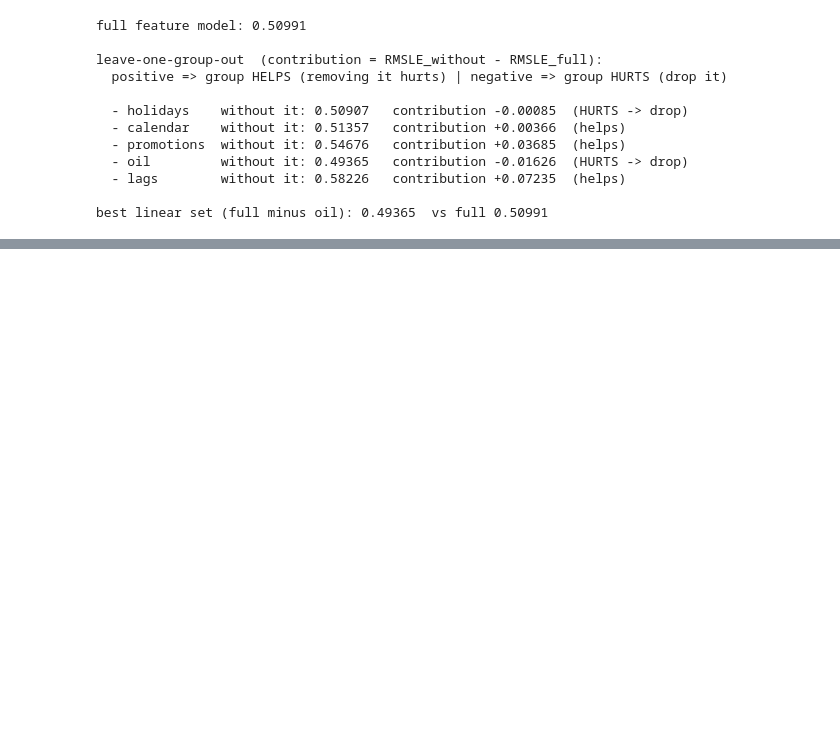
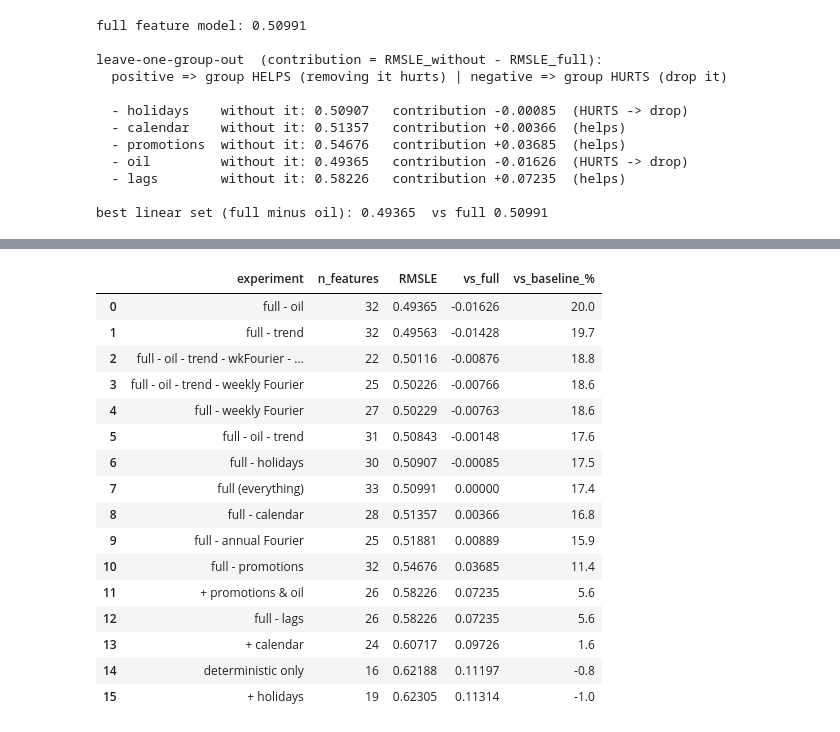
Before and after one commit to AIVIETNAM-AIO-DUC/AIO26-Module1-Team_Level_Up-Store-Sales-Forecasting, a Jupyter notebook: notebooks/04_features.ipynb, the cells around one changed output, grey strips where cells are left out. Cells and saved outputs as stored; diff of their text form; code cells hidden in the pictures; blank space fills up the shorter version.

```diff
--- a/notebooks/04_features.ipynb
+++ b/notebooks/04_features.ipynb
@@ -187,15 +188,26 @@ Section 5 *added* groups cumulatively; here we *remove* one group at a time from
 
 Read the **contribution** = `RMSLE_without − RMSLE_full`: **positive** means the group *helps* (removing it makes the score worse); **negative** means the group actually *hurts* and is better dropped. We split `onpromotion` and `oil` out of the combined "promo & oil" stage so each is judged on its own.
 # %%
+_score_cache = {}
+
 def score_cols(cols):
-    """Fit LinearFeatureModel on any column list and return its holdout RMSLE (leak-guarded)."""
+    """Fit LinearFeatureModel on any column list and return its validation RMSLE (leak-guarded).
+
+    Memoized on the (order-independent) column set so the consolidation in Section 9 reuses
+    fits already done here instead of re-training identical models.
+    """
+    cache_key = frozenset(cols)
+    if cache_key in _score_cache:
+        return _score_cache[cache_key]
     validation.assert_no_leak(
-        train_m[KEY + ["date"] + cols], holdout_start,
+        train_m[KEY + ["date"] + cols], val_start,
         strict=True, base_lag=validation.HORIZON_DAYS,
     )
-    preds = models.LinearFeatureModel(cols).fit(train_m).predict(hold_m)
+    preds = models.LinearFeatureModel(cols).fit(train_m).predict(val_m)
     scored = truth.merge(preds, on=KEY + ["date"])
-    return validation.rmsle(scored["sales"], scored["sales_pred"])
+    score = validation.rmsle(scored["sales"], scored["sales_pred"])
+    _score_cache[cache_key] = score
+    return score
 
 FULL = DET_COLS + HOL_COLS + CAL_COLS + PROMO_OIL + LAG_COLS
 GROUPS = {
@@ -234,3 +309,57 @@ best linear set (full minus oil): 0.49365  vs full 0.50991
+# %%
+# Every feature set tried in this notebook, scored on the same validation set and compared in one place.
+# (score_cols is memoized, so sets already fit in Sections 5/7/8 are reused, not recomputed.)
+EXPERIMENTS = {
+    # --- cumulative build-up (Section 5) ---
+    "deterministic only":                         DET_COLS,
+    "+ holidays":                                 DET_COLS + HOL_COLS,
+    "+ calendar":                                 DET_COLS + HOL_COLS + CAL_COLS,
+    "+ promotions & oil":                         DET_COLS + HOL_COLS + CAL_COLS + PROMO_OIL,
+    "full (everything)":                          FULL,
+    # --- drop one feature group (Section 7) ---
+    "full - holidays":                            without(HOL_COLS),
+    "full - calendar":                            without(CAL_COLS),
+    "full - promotions":                          without(["onpromotion"]),
+    "full - oil":                                 without(["oil"]),
+    "full - lags":                                without(LAG_COLS),
+    # --- drop one deterministic piece ---
+    "full - trend":                               without(["trend"]),
+    "full - weekly Fourier":                      without(WEEKLY_FOURIER),
+    "full - annual Fourier":                      without(ANNUAL_FOURIER),
+    # --- combinations (Section 8) ---
+    "full - oil - trend":                         without(["oil"], ["trend"]),
+    "full - oil - trend - weekly Fourier":        without(["oil"], ["trend"], WEEKLY_FOURIER),
+    "full - oil - trend - wkFourier - holidays":  without(["oil"], ["trend"], WEEKLY_FOURIER, HOL_COLS),
+}
+
+full_rmsle = score_cols(FULL)
+summary = pd.DataFrame(
+    [{"experiment": label, "n_features": len(cols), "RMSLE": score_cols(cols)}
+     for label, cols in EXPERIMENTS.items()]
+)
+summary["vs_full"] = (summary["RMSLE"] - full_rmsle).round(5)
+summary["vs_baseline_%"] = ((baseline - summary["RMSLE"]) / baseline * 100).round(1)
+summary["RMSLE"] = summary["RMSLE"].round(5)
+summary = summary.sort_values("RMSLE").reset_index(drop=True)
+summary
+# %% [output]
+|  | experiment | n_features | RMSLE | vs_full | vs_baseline_% |
+| 0 | full - oil | 32 | 0.49365 | -0.01626 | 20.0 |
+| 1 | full - trend | 32 | 0.49563 | -0.01428 | 19.7 |
+| 2 | full - oil - trend - wkFourier - ... | 22 | 0.50116 | -0.00876 | 18.8 |
+| 3 | full - oil - trend - weekly Fourier | 25 | 0.50226 | -0.00766 | 18.6 |
+| 4 | full - weekly Fourier | 27 | 0.50229 | -0.00763 | 18.6 |
+| 5 | full - oil - trend | 31 | 0.50843 | -0.00148 | 17.6 |
+| 6 | full - holidays | 30 | 0.50907 | -0.00085 | 17.5 |
+| 7 | full (everything) | 33 | 0.50991 | 0.00000 | 17.4 |
+| 8 | full - calendar | 28 | 0.51357 | 0.00366 | 16.8 |
+| 9 | full - annual Fourier | 25 | 0.51881 | 0.00889 | 15.9 |
+| 10 | full - promotions | 32 | 0.54676 | 0.03685 | 11.4 |
+| 11 | + promotions & oil | 26 | 0.58226 | 0.07235 | 5.6 |
+| 12 | full - lags | 26 | 0.58226 | 0.07235 | 5.6 |
+| 13 | + calendar | 24 | 0.60717 | 0.09726 | 1.6 |
+| 14 | deterministic only | 16 | 0.62188 | 0.11197 | -0.8 |
+| 15 | + holidays | 19 | 0.62305 | 0.11314 | -1.0 |
 # %% [markdown]
 ## Takeaway
 
```
Also changed, not shown: parts of 11 cells of this notebook, 35 other files.
